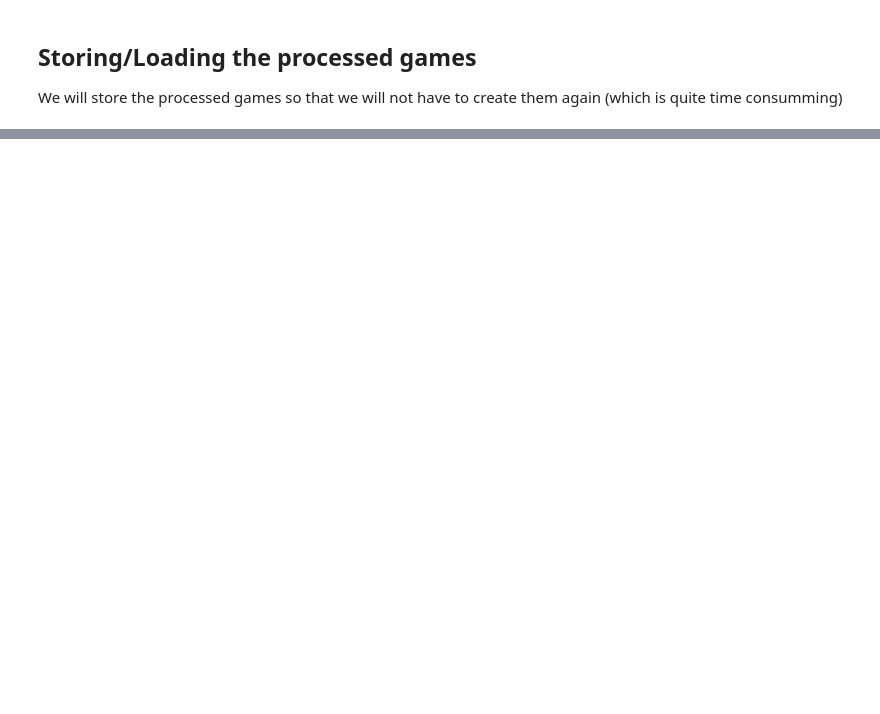
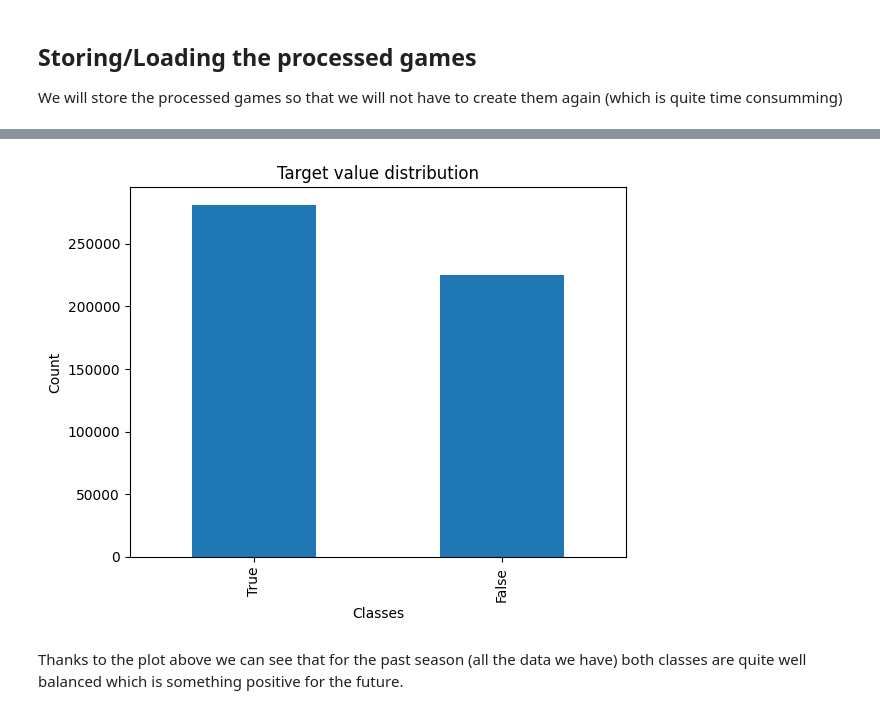
Before and after one commit to Benjam8/LiveWinningProbabilityTracker, a Jupyter notebook: notebooks/01_data_collection.ipynb, the cells around one changed output, grey strips where cells are left out. Saved outputs shown, nothing was run; the diff lists cells and outputs as text; code cells hidden in the pictures; blank space fills up the shorter version.

```diff
--- a/notebooks/01_data_collection.ipynb
+++ b/notebooks/01_data_collection.ipynb
@@ -372,0 +430,15 @@ plt.grid(alpha=0.3)
+# %%
+# Looking at the class imbalance
+plt.figure()
+
+big_training_df["home_win"].value_counts().plot(kind="bar")
+
+plt.xlabel("Classes")
+plt.ylabel("Count")
+plt.title("Target value distribution")
+
+plt.show()
+# %% [output]
+[figure, added]
+# %% [markdown]
+Thanks to the plot above we can see that for the past season (all the data we have) both classes are quite well balanced which is something positive for the future.
```
Also changed, not shown: parts of 21 cells of this notebook, 1 other file.
